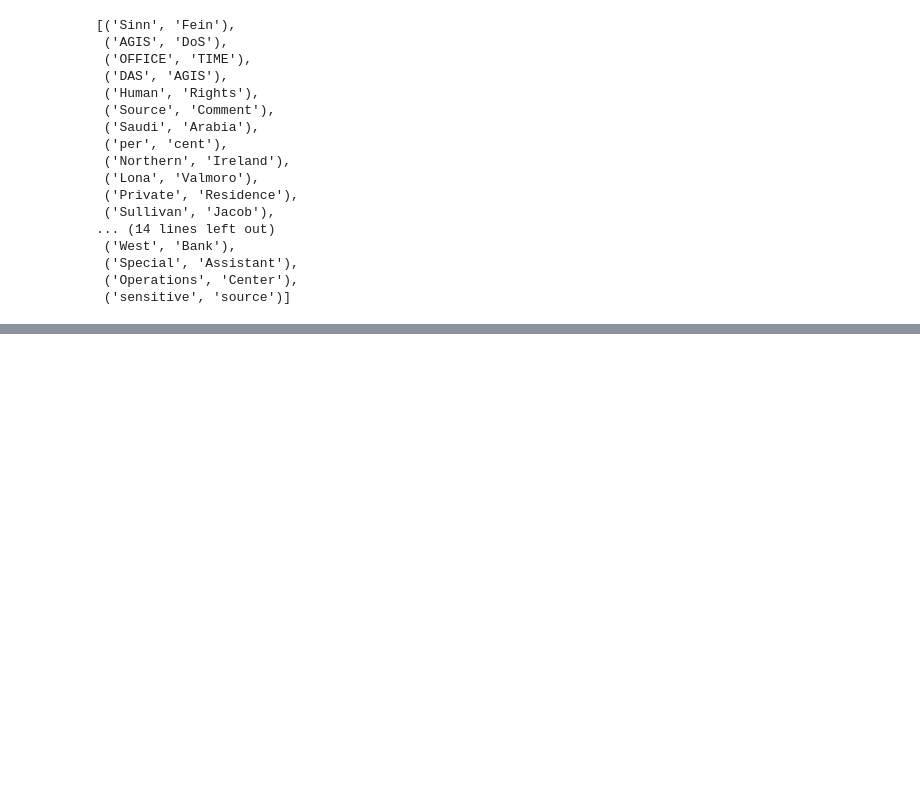
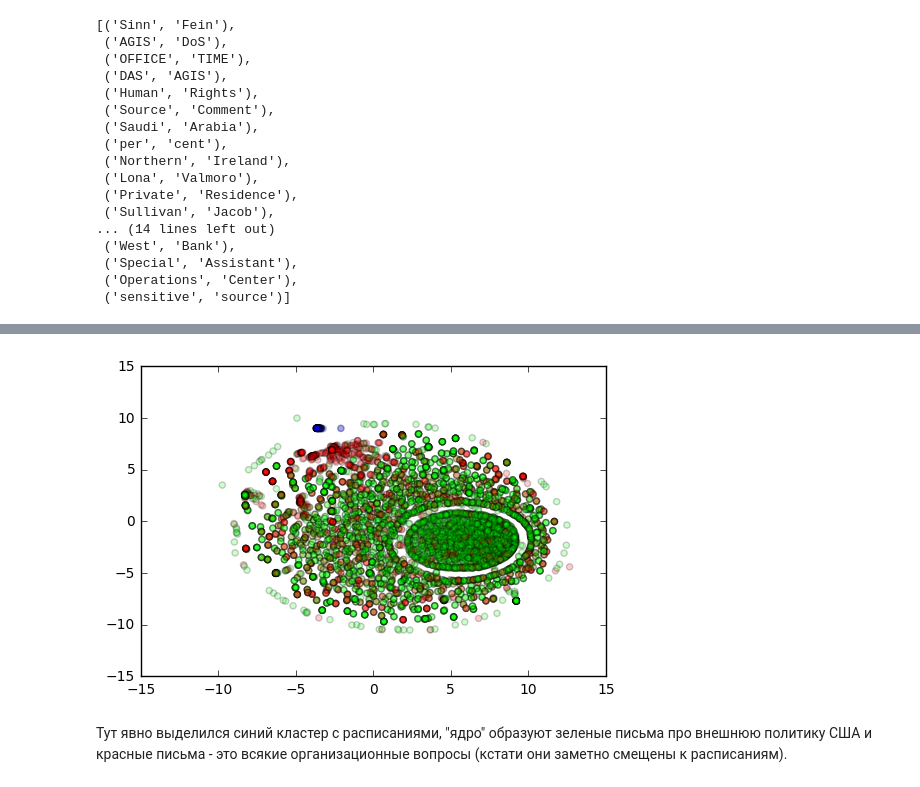
Before and after one commit to penguin138/text_analysis, a Jupyter notebook: task_2/mail_clustering.ipynb, the cells around one changed output, grey strips where cells are left out. Drawn from its saved outputs; the diff is of its cells as text; code cells hidden in the pictures; blank space fills up the shorter version.

```diff
--- a/task_2/mail_clustering.ipynb
+++ b/task_2/mail_clustering.ipynb
@@ -118,12 +121,12 @@ finder.nbest(bigram_measures.pmi, 30)
  ('Operations', 'Center'),
  ('sensitive', 'source')]
 # %%
-vectorizer = TfidfVectorizer()
+vectorizer = TfidfVectorizer(max_features=2000,stop_words='english', ngram_range=(1, 2))
 X = vectorizer.fit_transform(email_texts_prepared.values)
 # %%
 names = vectorizer.get_feature_names()
 # %%
-k_means = KMeans(n_clusters=15)
+k_means = KMeans(n_clusters=3)
 k_means.fit(X)
 # %% [output]
 KMeans(algorithm='auto', copy_x=True, init='k-means++', max_iter=300,
@@ -131,4 +134,7 @@ KMeans(algorithm='auto', copy_x=True, init='k-means++', max_iter=300,
     random_state=None, tol=0.0001, verbose=0)
 # %%
 pred_labels = k_means.predict(X)
+# %%
+tsne = TSNE()
+X_tsne = tsne.fit_transform(X.todense())
 # %%
@@ -174,0 +164,13 @@ the of to and in that is for on with as it this he was
+# %%
+color_dict = plt.cm.brg(np.linspace(0., 1., 3))
+fig = plt.figure()
+points = plt.scatter(X_tsne[:,0], X_tsne[:,1], c=color_dict[pred_labels], alpha=0.2)
+# print(points.shape)
+tooltip = plugins.PointHTMLTooltip(points, labels=list(map(str,pred_labels)))
+plugins.connect(fig, tooltip)
+
+plt.show()
+# %% [output]
+[figure, added]
+# %% [markdown]
+Тут явно выделился синий кластер с расписаниями, "ядро" образуют зеленые письма про внешнюю политику США и красные письма - это всякие организационные вопросы (кстати они заметно смещены к расписаниям).
```
Also changed, not shown: parts of 7 cells of this notebook.
